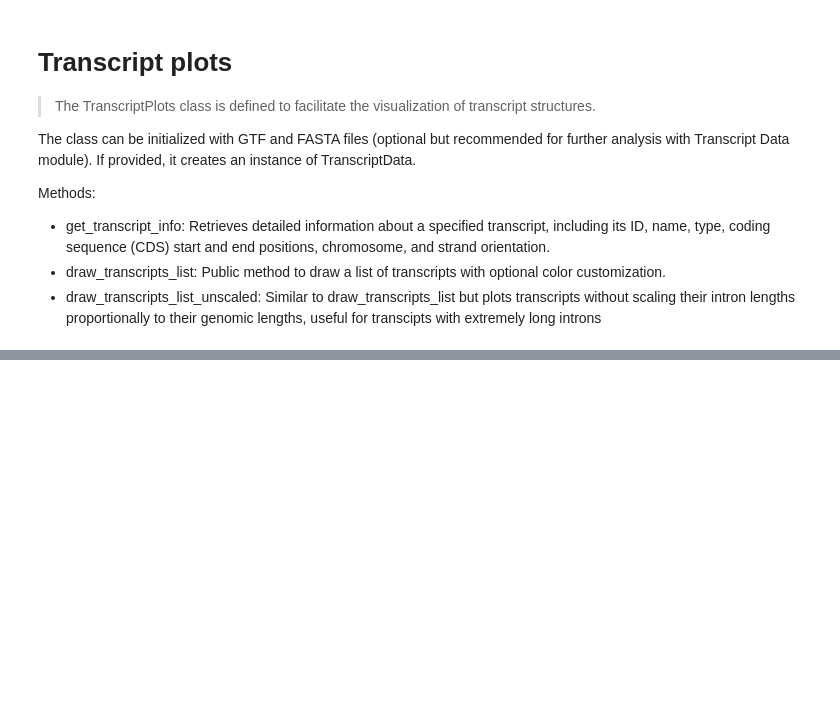
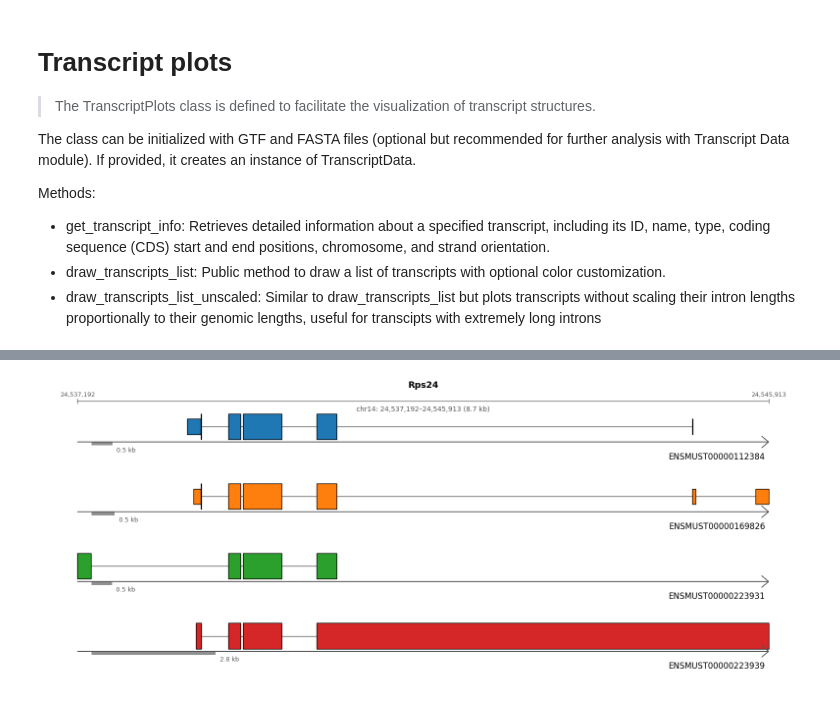
Before and after one commit to cobioda/allos, a Jupyter notebook: nbs/001_transcript_plots.ipynb, the cells around one changed output, grey strips where cells are left out. Drawn from its saved outputs; the diff is of its cells as text; code cells hidden in the pictures; blank space fills up the shorter version.

```diff
--- a/nbs/001_transcript_plots.ipynb
+++ b/nbs/001_transcript_plots.ipynb
@@ -1169,0 +808,80 @@ cage_df
+# %%
+# Instantiate your TranscriptData
+td = TranscriptData(
+    gtf_file=gtf_file_local,
+    reference_fasta=fasta_file_local
+)
+# %%
+import matplotlib.pyplot as plt
+
+PALETTES = {
+    "tab10" : [plt.get_cmap("tab10")(i) for i in range(10)],
+    "tab20" : [plt.get_cmap("tab20")(i) for i in range(20)],
+    "pastel": [plt.get_cmap("Pastel1")(i % 9) for i in range(9)],
+    "dark"  : [plt.get_cmap("Dark2")(i % 8) for i in range(8)],
+    "bold"  : ["#1f77b4","#ff7f0e","#2ca02c","#d62728",
+               "#9467bd","#8c564b","#e377c2","#7f7f7f",
+               "#bcbd22","#17becf"],
+}
+
+def pick_colors(name, n):
+    base = PALETTES.get(name, PALETTES["tab10"])
+    return [base[i % len(base)] for i in range(n)]
+
+# %%  # Rps24 examples
+tids = td.get_transcripts_by_gene_name("Rps24")[:4] or td._idx.list_transcripts(4)
+tp = TranscriptPlots(transcript_data=td, intron_scale=0.15, intron_scale_mode="relative")
+
+tp.colors = pick_colors("tab10", len(tids))
+tp.draw_transcripts_list(tids, draw_cds=True, show_ticks=True)
+
+tp.colors = pick_colors("pastel", len(tids))
+tp.draw_transcripts_list(tids, draw_cds=True, show_ticks=True)
+
+vals = np.random.rand(len(tids), 3)
+vals /= vals.sum(axis=1, keepdims=True)  # normalize rows to 1
+tp.colors = pick_colors("dark", len(tids))
+tp.draw_transcripts_with_heatmap_inline(
+    tids, vals, col_labels=["CTRL","Smoke","COPD"],
+    cmap="coolwarm", vmin=0, vmax=1, draw_cds=True, show_ticks=True
+)
+
+effects = np.array([0.2,-0.1,0.05,0.3])[:len(tids)]
+ci_low, ci_high = effects - 0.1, effects + 0.1
+tp.colors = pick_colors("bold", len(tids))
+tp.draw_transcripts_with_forest_inline(
+    tids, effects, ci_low=ci_low, ci_high=ci_high,
+    draw_cds=True, show_ticks=True, x_label="Δ usage (COPD−CTRL)"
+)
+
+tp_fixed = TranscriptPlots(transcript_data=td, intron_scale_mode="fixed", intron_fixed_length=6.0)
+tp_fixed.colors = pick_colors("tab20", len(tids))
+tp_fixed.draw_transcripts_list(tids, draw_cds=True, show_ticks=True)
+
+# %%  # Pkm examples
+tids = td.get_transcripts_by_gene_name("Pkm")[:4] or td._idx.list_transcripts(4)
+tp = TranscriptPlots(transcript_data=td, intron_scale=0.15, intron_scale_mode="relative")
+
+tp.colors = pick_colors("tab10", len(tids))
+tp.draw_transcripts_list(tids, draw_cds=True, show_ticks=True)
+
+tp.colors = pick_colors("pastel", len(tids))
+tp.draw_transcripts_list(tids, draw_cds=True, show_ticks=True)
+
+vals = np.random.rand(len(tids), 3)
+vals /= vals.sum(axis=1, keepdims=True)
+tp.colors = pick_colors("dark", len(tids))
+tp.draw_transcripts_with_heatmap_inline(
+    tids, vals, col_labels=["CTRL","Smoke","COPD"],
+    cmap="coolwarm", vmin=0, vmax=1, draw_cds=True, show_ticks=True
+)
+
+effects = np.array([0.2,-0.1,0.05,0.3])[:len(tids)]
+ci_low, ci_high = effects - 0.1, effects + 0.1
+tp.colors = pick_colors("bold", len(tids))
+tp.draw_transcripts_with_forest_inline(
+    tids, effects, ci_low=ci_low, ci_high=ci_high,
+    draw_cds=True, show_ticks=True, x_label="Δ usage (COPD−CTRL)"
+)
+# %% [output]
+[figure, added]
```
Also changed, not shown: parts of 50 cells of this notebook, 14 other files.
